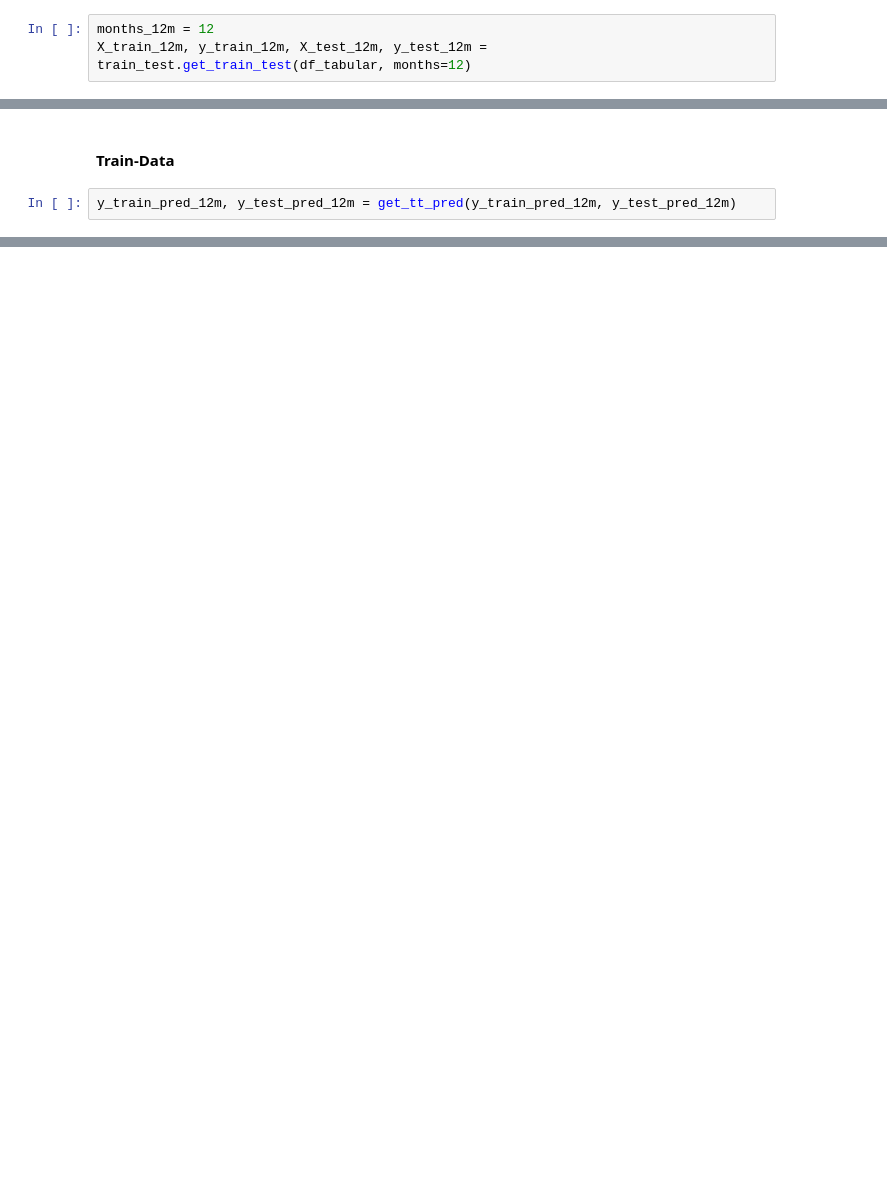
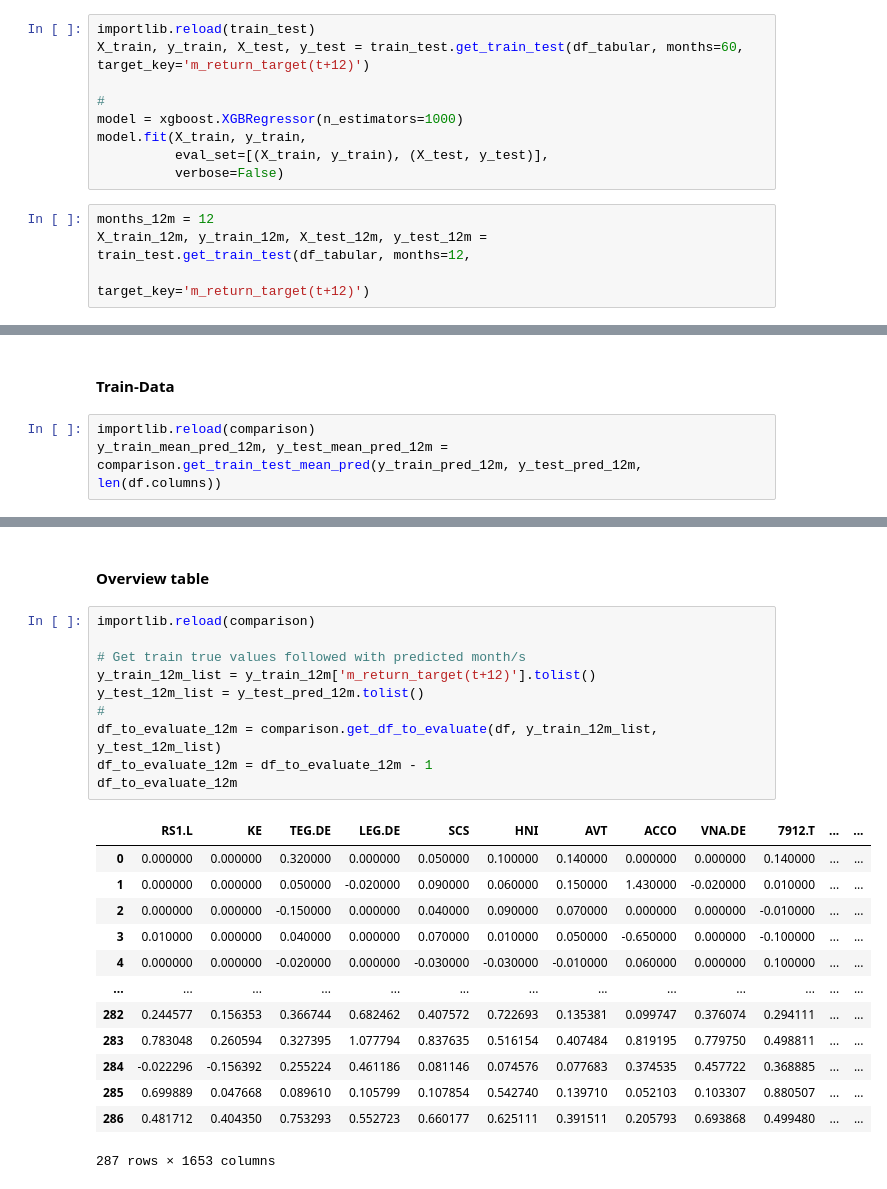
Before and after one commit to Herb-sh/sustainability_portfolio_optimisation, a Jupyter notebook: notebooks/4. models/XGBooster/4.3.1.XGBooster-univariate.ipynb, the cells around one changed output, grey strips where cells are left out. Cells and saved outputs as stored; diff of their text form; blank space fills up the shorter version.

```diff
--- a/notebooks/4. models/XGBooster/4.3.1.XGBooster-univariate.ipynb
+++ b/notebooks/4. models/XGBooster/4.3.1.XGBooster-univariate.ipynb
@@ -195,8 +247,18 @@ generate_plot(df, df_tabular, y_train_pred_6m, y_test_pred_6m)
 # %% [markdown]
 ## 12 Months
+# %%
+importlib.reload(train_test)
+X_train, y_train, X_test, y_test = train_test.get_train_test(df_tabular, months=60, target_key='m_return_target(t+12)')
+
+#
+model = xgboost.XGBRegressor(n_estimators=1000)
+model.fit(X_train, y_train,
+          eval_set=[(X_train, y_train), (X_test, y_test)],
+          verbose=False)
 # %%
 months_12m = 12
-X_train_12m, y_train_12m, X_test_12m, y_test_12m = train_test.get_train_test(df_tabular, months=12)
+X_train_12m, y_train_12m, X_test_12m, y_test_12m = train_test.get_train_test(df_tabular, months=12,
+                                                                             target_key='m_return_target(t+12)')
 # %%
 # Predictions
 y_train_pred_12m = model.predict(X_train_12m)
@@ -204,5 +282,6 @@ y_test_pred_12m = model.predict(X_test_12m)
 # %% [markdown]
 #### Train-Data
 # %%
-y_train_pred_12m, y_test_pred_12m = get_tt_pred(y_train_pred_12m, y_test_pred_12m)
+importlib.reload(comparison)
+y_train_mean_pred_12m, y_test_mean_pred_12m = comparison.get_train_test_mean_pred(y_train_pred_12m, y_test_pred_12m, len(df.columns))
 # %% [markdown]
@@ -212,2 +292,28 @@ generate_plot(df, df_tabular, y_train_pred_12m, y_test_pred_12m)
 # %% [output]
 [interactive output not drawn]
+# %% [markdown]
+#### Overview table
+# %%
+importlib.reload(comparison)
+
+# Get train true values followed with predicted month/s
+y_train_12m_list = y_train_12m['m_return_target(t+12)'].tolist()
+y_test_12m_list = y_test_pred_12m.tolist()
+#
+df_to_evaluate_12m = comparison.get_df_to_evaluate(df, y_train_12m_list, y_test_12m_list)
+df_to_evaluate_12m = df_to_evaluate_12m - 1
+df_to_evaluate_12m
+# %% [output]
+|  | RS1.L | KE | TEG.DE | LEG.DE | SCS | HNI | AVT | ACCO | VNA.DE | 7912.T | ... | ... |
+| 0 | 0.000000 | 0.000000 | 0.320000 | 0.000000 | 0.050000 | 0.100000 | 0.140000 | 0.000000 | 0.000000 | 0.140000 | ... | ... |
+| 1 | 0.000000 | 0.000000 | 0.050000 | -0.020000 | 0.090000 | 0.060000 | 0.150000 | 1.430000 | -0.020000 | 0.010000 | ... | ... |
+| 2 | 0.000000 | 0.000000 | -0.150000 | 0.000000 | 0.040000 | 0.090000 | 0.070000 | 0.000000 | 0.000000 | -0.010000 | ... | ... |
+| 3 | 0.010000 | 0.000000 | 0.040000 | 0.000000 | 0.070000 | 0.010000 | 0.050000 | -0.650000 | 0.000000 | -0.100000 | ... | ... |
+| 4 | 0.000000 | 0.000000 | -0.020000 | 0.000000 | -0.030000 | -0.030000 | -0.010000 | 0.060000 | 0.000000 | 0.100000 | ... | ... |
+| ... | ... | ... | ... | ... | ... | ... | ... | ... | ... | ... | ... | ... |
+| 282 | 0.244577 | 0.156353 | 0.366744 | 0.682462 | 0.407572 | 0.722693 | 0.135381 | 0.099747 | 0.376074 | 0.294111 | ... | ... |
+| 283 | 0.783048 | 0.260594 | 0.327395 | 1.077794 | 0.837635 | 0.516154 | 0.407484 | 0.819195 | 0.779750 | 0.498811 | ... | ... |
+| 284 | -0.022296 | -0.156392 | 0.255224 | 0.461186 | 0.081146 | 0.074576 | 0.077683 | 0.374535 | 0.457722 | 0.368885 | ... | ... |
+| 285 | 0.699889 | 0.047668 | 0.089610 | 0.105799 | 0.107854 | 0.542740 | 0.139710 | 0.052103 | 0.103307 | 0.880507 | ... | ... |
+| 286 | 0.481712 | 0.404350 | 0.753293 | 0.552723 | 0.660177 | 0.625111 | 0.391511 | 0.205793 | 0.693868 | 0.499480 | ... | ... |
+287 rows × 1653 columns
```
Also changed, not shown: parts of 42 cells of this notebook, 7 other files.
